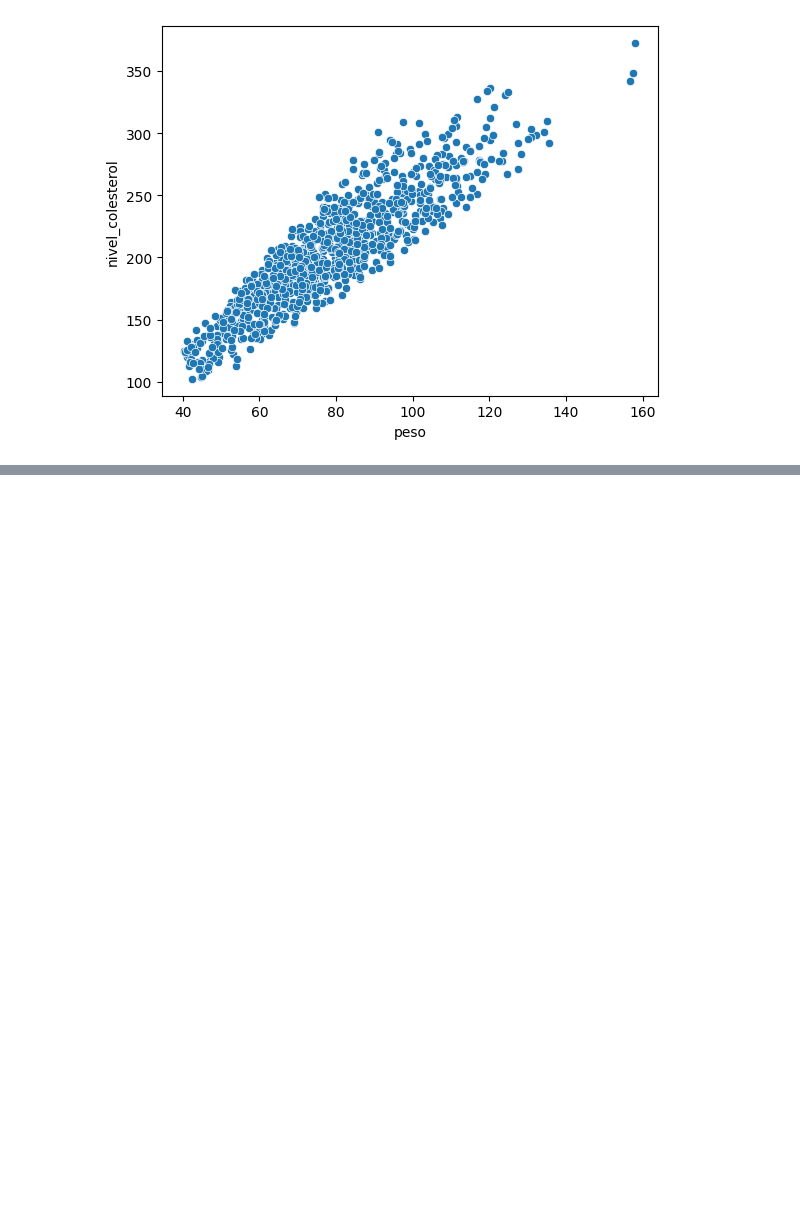
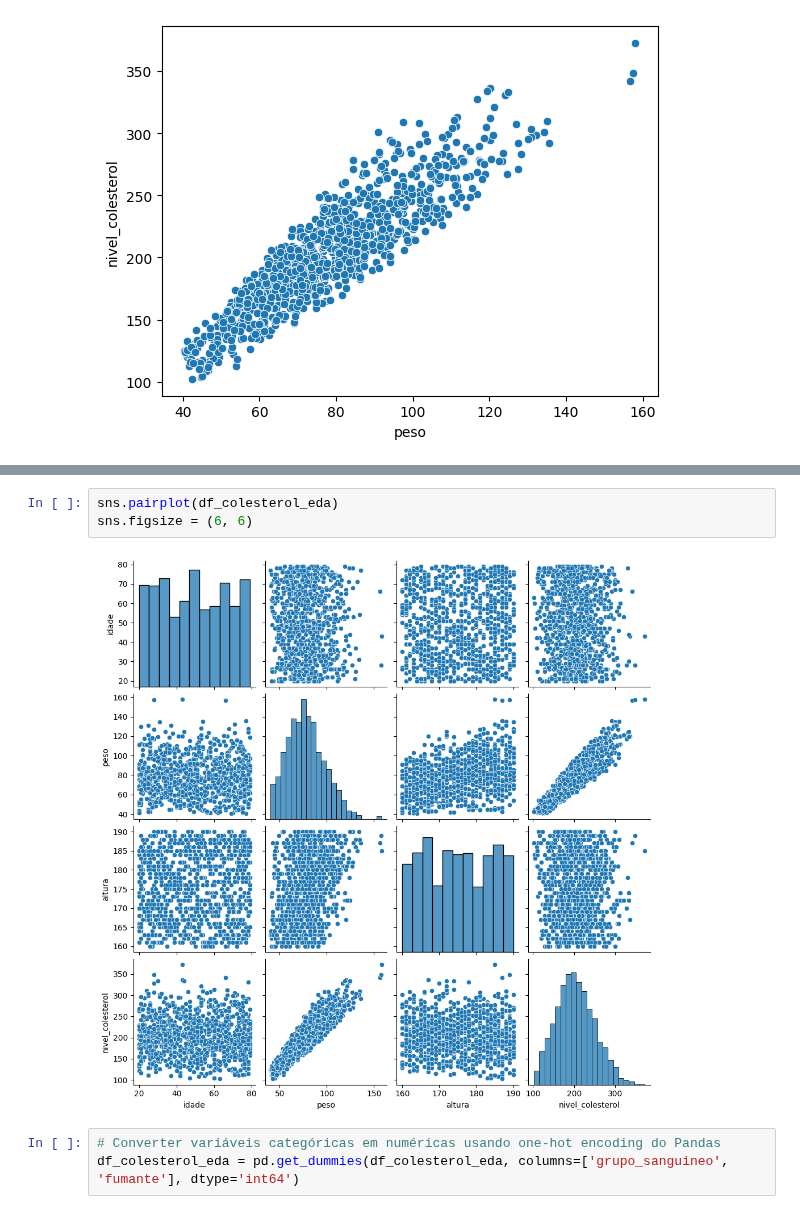
Before and after one commit to LucaPinheiro/modelos_regressao_linear, a Jupyter notebook: modelos/modelo_colesterol.ipynb, the cells around one changed output, grey strips where cells are left out. Drawn from its saved outputs; the diff is of its cells as text; blank space fills up the shorter version.

```diff
--- a/modelos/modelo_colesterol.ipynb
+++ b/modelos/modelo_colesterol.ipynb
@@ -182,0 +188,8 @@ sns.scatterplot(data=df_colesterol_eda, x="peso", y='nivel_colesterol')
+# %%
+sns.pairplot(df_colesterol_eda)
+sns.figsize = (6, 6)
+# %% [output]
+[figure, added]
+# %%
+# Converter variáveis categóricas em numéricas usando one-hot encoding do Pandas
+df_colesterol_eda = pd.get_dummies(df_colesterol_eda, columns=['grupo_sanguineo', 'fumante'], dtype='int64')
```
Also changed, not shown: parts of 6 cells of this notebook.
